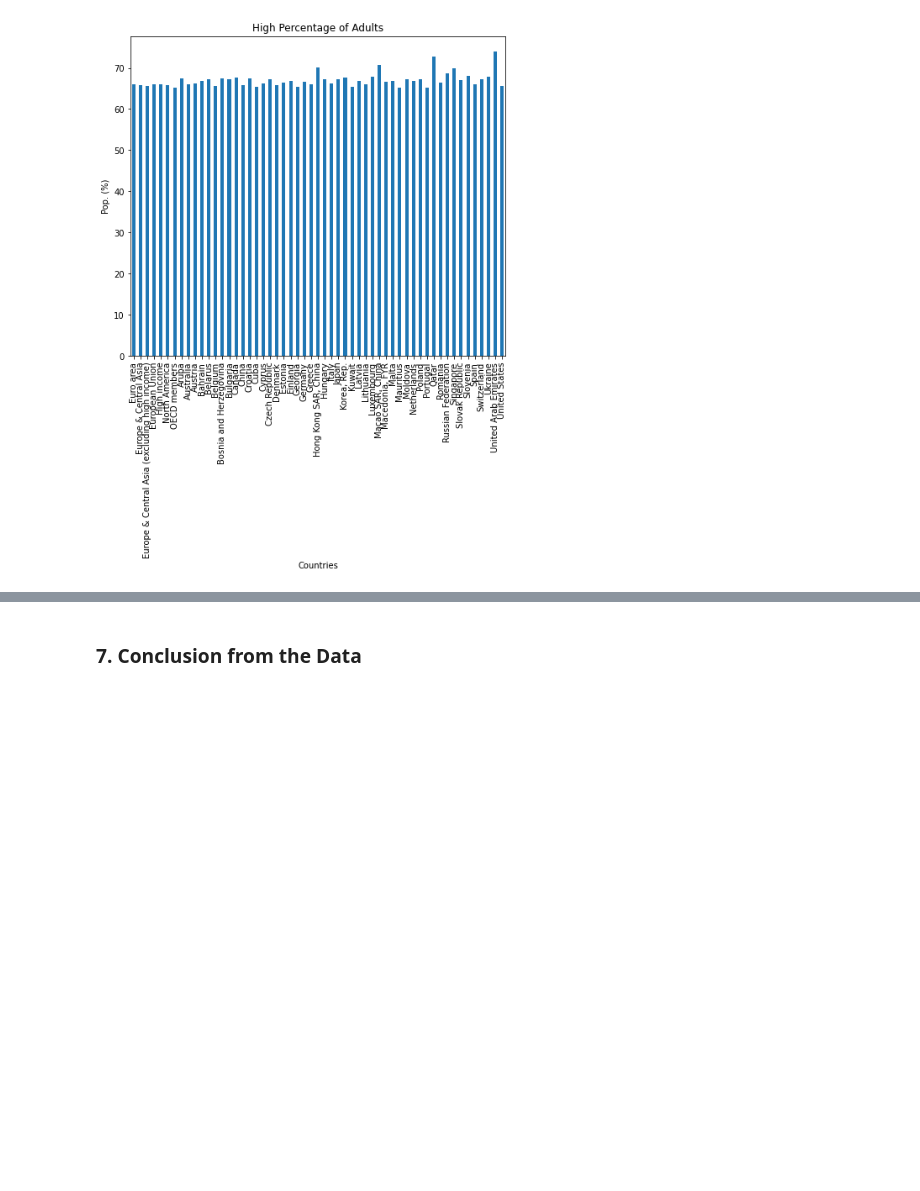
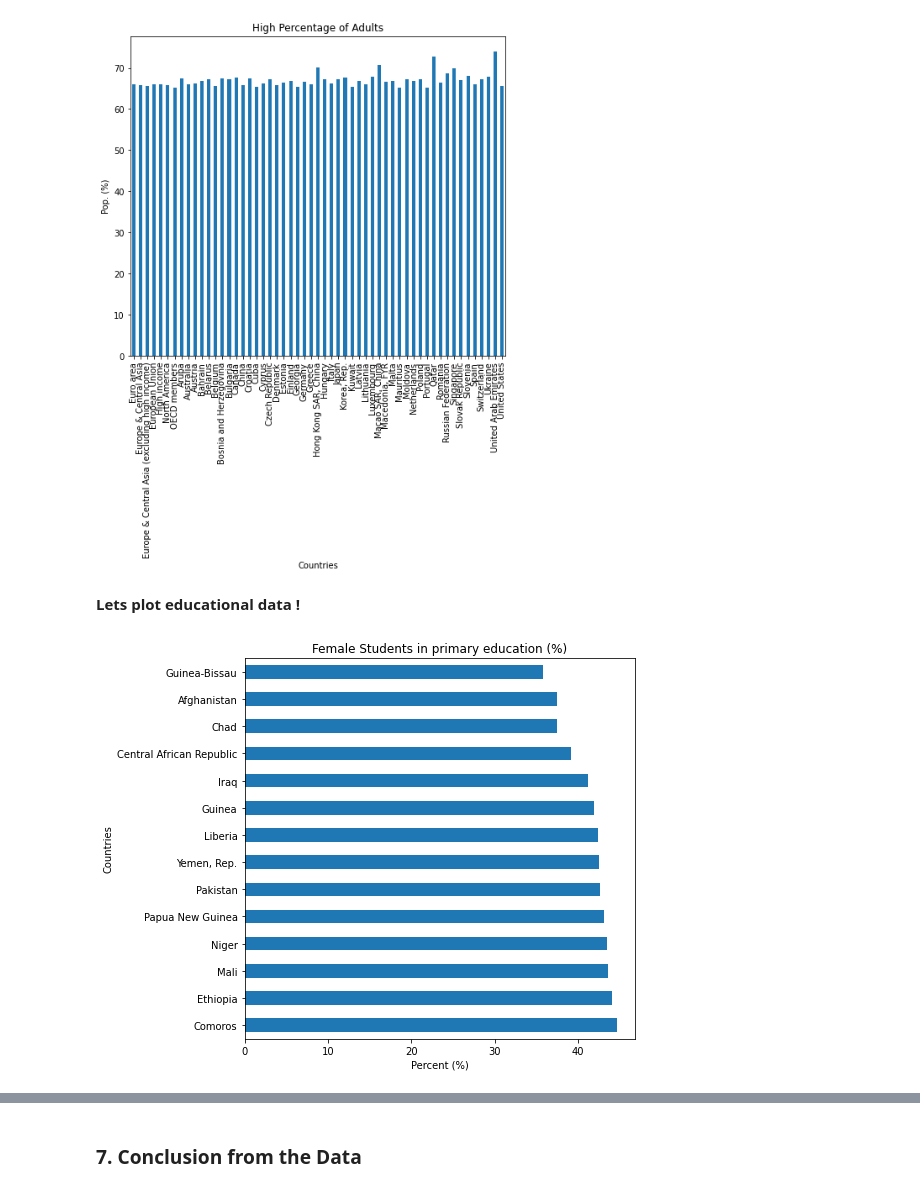
Before and after one commit to prabirdeb/World-Bank-Global-Education-Analysis, a Jupyter notebook: World_Bank_Global_Education_Analysis_Capstone_Project.ipynb, the cells around one changed output, grey strips where cells are left out. Drawn from its saved outputs; the diff is of its cells as text; code cells hidden in the pictures; blank space fills up the shorter version.

```diff
--- a/World_Bank_Global_Education_Analysis_Capstone_Project.ipynb
+++ b/World_Bank_Global_Education_Analysis_Capstone_Project.ipynb
@@ -510,0 +516,6 @@ ed_feature_names
+# %%
+# Checking zero values in the filtered df
+print("There are zero values in following countries:\n")
+for k in list(dict_of_clean_df.keys()):
+    if 0 in dict_of_clean_df.get(k).values:
+      print(k,end=' ')
@@ -510,0 +536,6 @@ ed_feature_names
+# %%
+# Checking zero values in the filtered df
+print("There are zero values in following countries:\n")
+for k in list(dict_of_clean_df.keys()):
+    if 0 in dict_of_clean_df.get(k).values:
+      print(k,end=' ')
@@ -510,0 +546,7 @@ ed_feature_names
+# %%
+# Creating a df for last five years mean statistics for all countries
+five_years_stat_df=pd.DataFrame(columns=ed_features,index=list(dict_of_clean_df.keys()))
+for k in list(dict_of_clean_df.keys()):
+  five_years_stat_df.loc[k]=dict_of_clean_df.get(k).iloc[-5:].mean()
+five_years_stat_df.columns=ed_feature_names
+five_years_stat_df.index=list_of_countries2
@@ -510,0 +558,16 @@ ed_feature_names
+# %%
+five_years_stat_df.drop(['GDP at market prices (current US$)',
+ 'Enrolment in secondary general, both sexes (number)',
+ 'Enrolment in secondary vocational, both sexes (number)',
+ 'Population of the official age for tertiary education, both sexes (number)',
+ 'Enrolment in secondary education, both sexes (number)',
+ 'GDP per capita (current US$)',
+ 'Enrolment in tertiary education, all programmes, female (number)',
+ 'Enrolment in secondary vocational, female (number)',
+ 'Enrolment in pre-primary education, both sexes (number)',
+ 'Enrolment in primary education, both sexes (number)',
+ 'Enrolment in tertiary education, all programmes, both sexes (number)',
+ 'Enrolment in primary education, female (number)',
+ 'Population of the official age for tertiary education, male (number)',
+ 'Enrolment in secondary general, female (number)',
+ 'Population of the official age for tertiary education, female (number)'], axis = 1, inplace=True)
@@ -584,3 +700,14 @@ plt.xlabel('Countries')
 plt.show()
 # %% [output]
 [figure]
+# %% [markdown]
+**Lets plot educational data !**
+# %%
+# Plotting less than 45% Female Students in primary education (%)
+five_years_stat_df.loc[(five_years_stat_df['Percentage of students in primary education who are female (%)']<45)]['Percentage of students in primary education who are female (%)'].sort_values(ascending=False).plot.barh(figsize=(7,7))
+plt.title('Female Students in primary education (%)')
+plt.ylabel('Countries')
+plt.xlabel('Percent (%)')
+plt.show()
+# %% [output]
+[figure, added]
```
Also changed, not shown: parts of 50 cells of this notebook.
